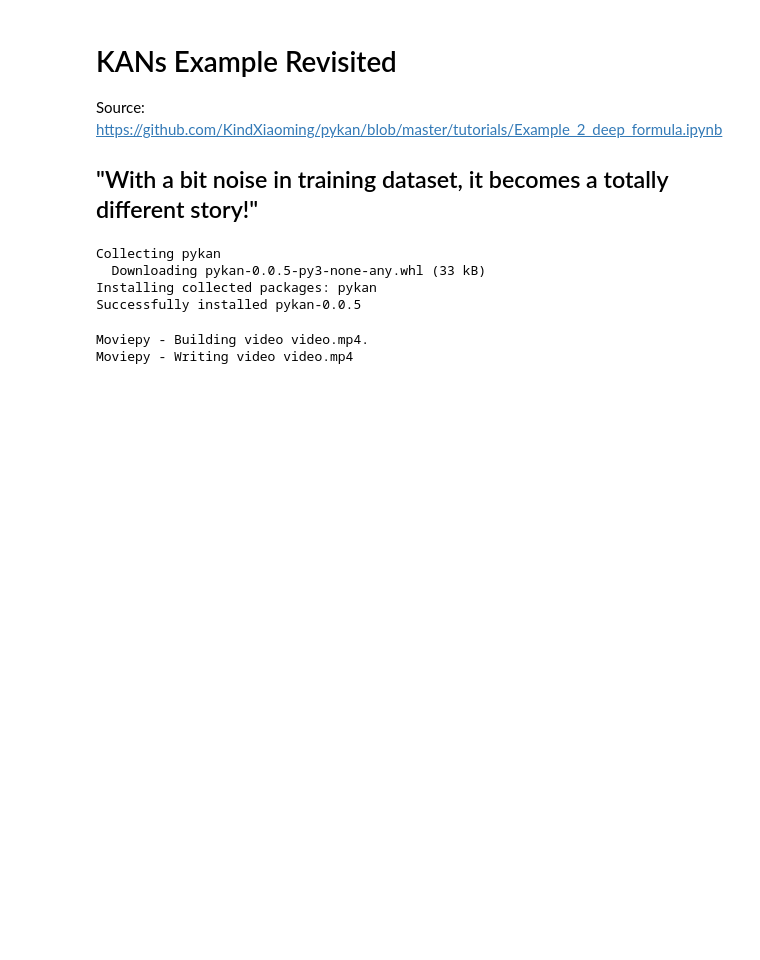
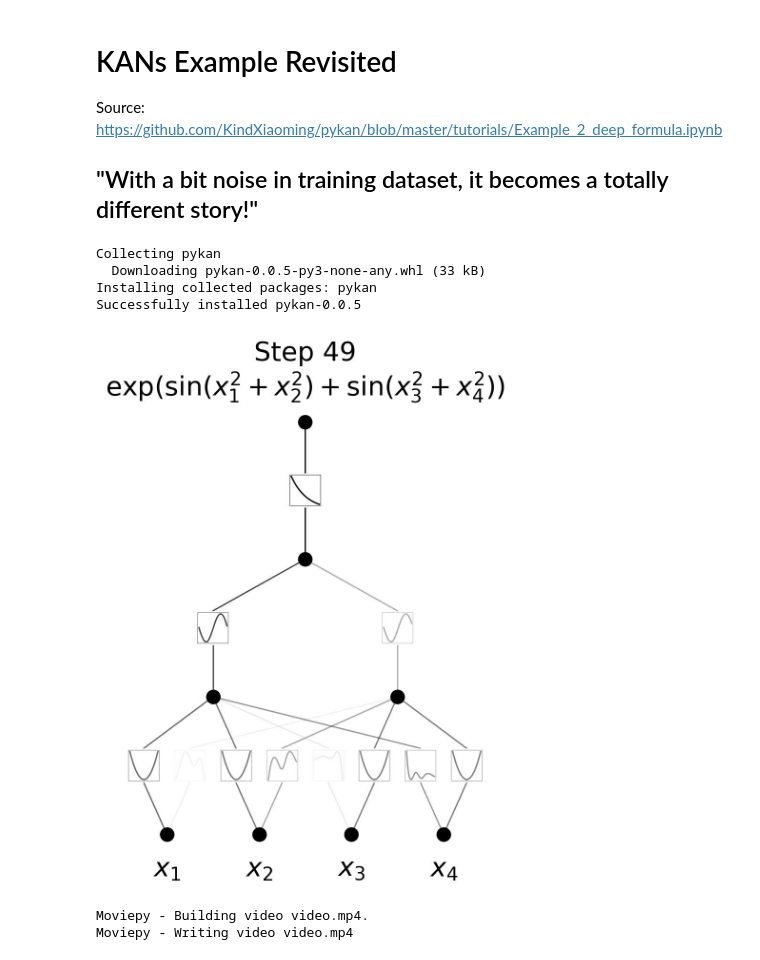
Before and after one commit to SelfExplainML/PiML-Toolbox, a Jupyter notebook: docs/Workshop/KANs_Can't_Deal_with_Noise.ipynb, the cells around one changed output. Cells and saved outputs as stored; diff of their text form; code cells hidden in the pictures; blank space fills up the shorter version.

```diff
--- a/docs/Workshop/KANs_Can't_Deal_with_Noise.ipynb
+++ b/docs/Workshop/KANs_Can't_Deal_with_Noise.ipynb
@@ -124,6 +124,12 @@ model.train(dataset, opt="LBFGS", steps=50, lamb=5e-5, lamb_entropy=2., save_fig
             in_vars=[r'$x_1$', r'$x_2$', r'$x_3$', r'$x_4$'],
             out_vars=[r'${\rm exp}({\rm sin}(x_1^2+x_2^2)+{\rm sin}(x_3^2+x_4^2))$'],
             img_folder=image_folder);
+# %%
+from IPython.display import Image
+
+Image(filename='/content/video_img/49.jpg', height=600)
+# %% [output]
+[figure, added]
 # %%
 import os
 import numpy as np
```
